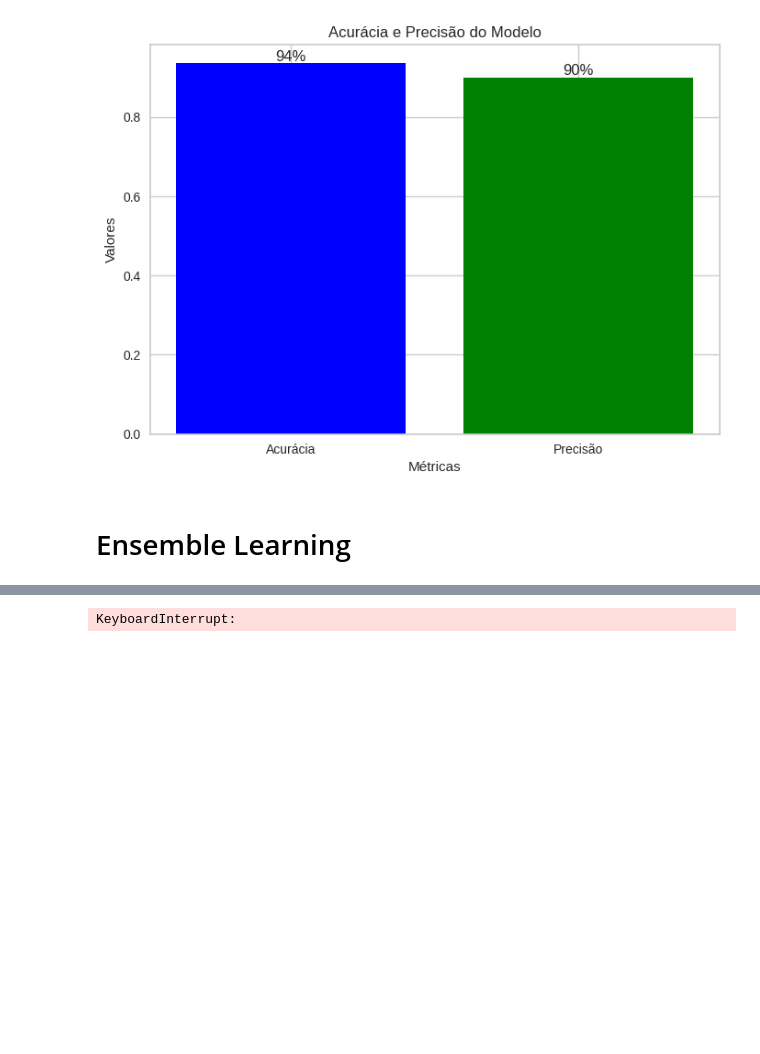
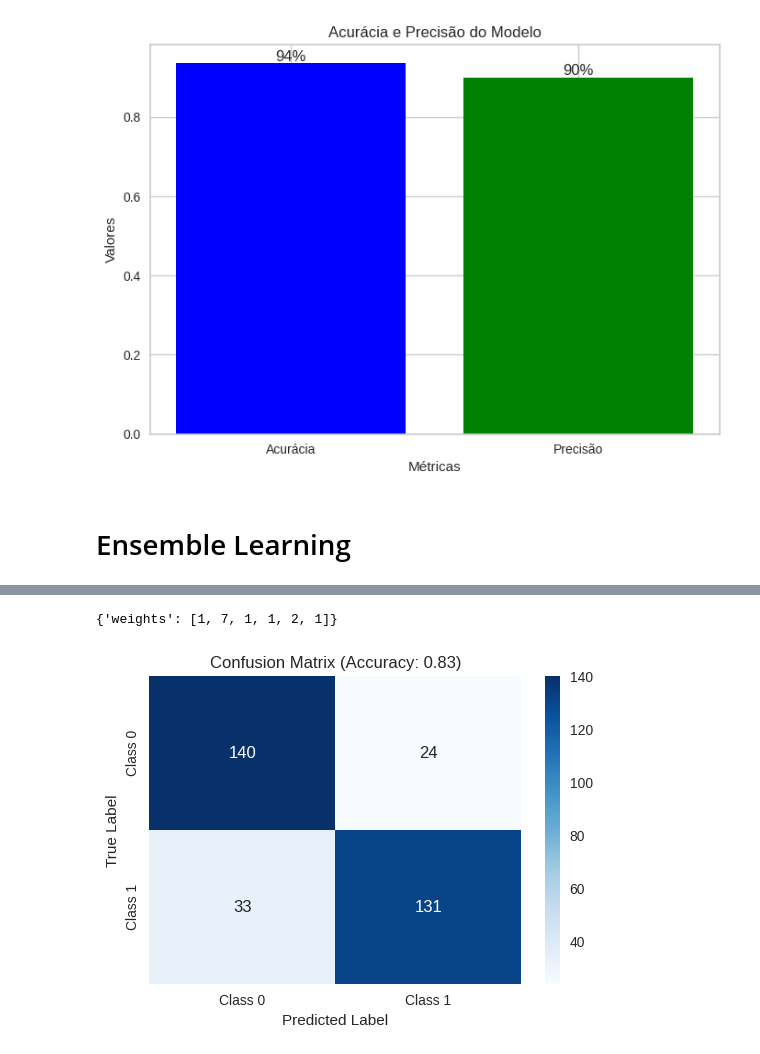
Before and after one commit to MatheusVinicius77/connepi-heart-disease, a Jupyter notebook: connepi_notebook2.ipynb, the cells around one changed output, grey strips where cells are left out. Saved outputs shown, nothing was run; the diff lists cells and outputs as text; code cells hidden in the pictures; blank space fills up the shorter version.

```diff
--- a/connepi_notebook2.ipynb
+++ b/connepi_notebook2.ipynb
@@ -7461,32 +7436,33 @@ param_grid = {'weights': weights_lists}
 # Define a validação cruzada
 kf = StratifiedKFold(n_splits=10, shuffle=True, random_state=42)
 
 # Aplica GridSearchCV
 grid_search = GridSearchCV(estimator=ensemble, param_grid=param_grid, cv=kf, scoring='accuracy')
 
 grid_search.fit(X_smote, y_smote)
 
 # Melhores hiperparâmetros encontrados
 best_params = grid_search.best_params_
 print(best_params)
 
 # Treina o ensemble com os melhores hiperparâmetros
 ensemble_best = VotingClassifier(estimators=estimators, voting='hard', weights=best_params['weights'])
 ensemble_best.fit(X_smote, y_smote)
-kfold_evaluate(ensemble_best, kf)
+# kfold_evaluate(ensemble_best, kf)
 
 # Avalia o desempenho do modelo final
 y_pred = cross_val_predict(ensemble_best, X_smote, y_smote, cv=kf)
 cm = confusion_matrix(y_smote, y_pred)
 TN, FP, FN, TP = cm.ravel()
 accuracy = (TP + TN) / (TP + TN + FP + FN)
 
 # Plotar a matriz de confusão
 plt.figure(figsize=(6, 4))
 sns.heatmap(cm, annot=True, cmap='Blues', fmt='d', xticklabels=['Class 0', 'Class 1'], yticklabels=['Class 0', 'Class 1'])
 plt.title(f'Confusion Matrix (Accuracy: {accuracy:.2f})')
 plt.xlabel('Predicted Label')
 plt.ylabel('True Label')
 plt.show()
 # %% [output]
-KeyboardInterrupt:
+{'weights': [1, 7, 1, 1, 2, 1]}
+[figure, added]
```
Also changed, not shown: parts of 10 cells of this notebook.
